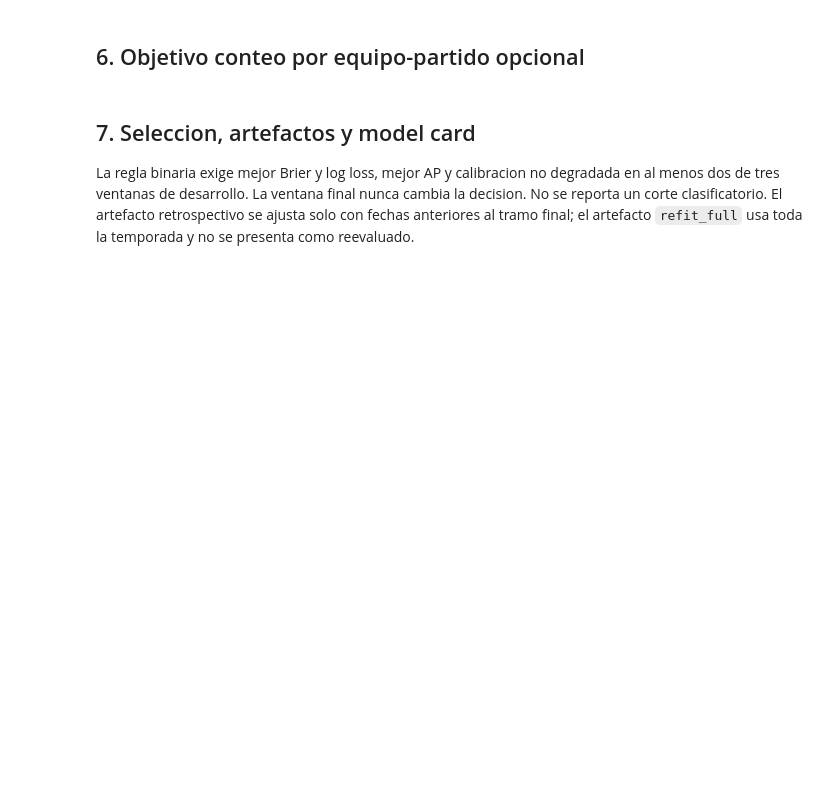
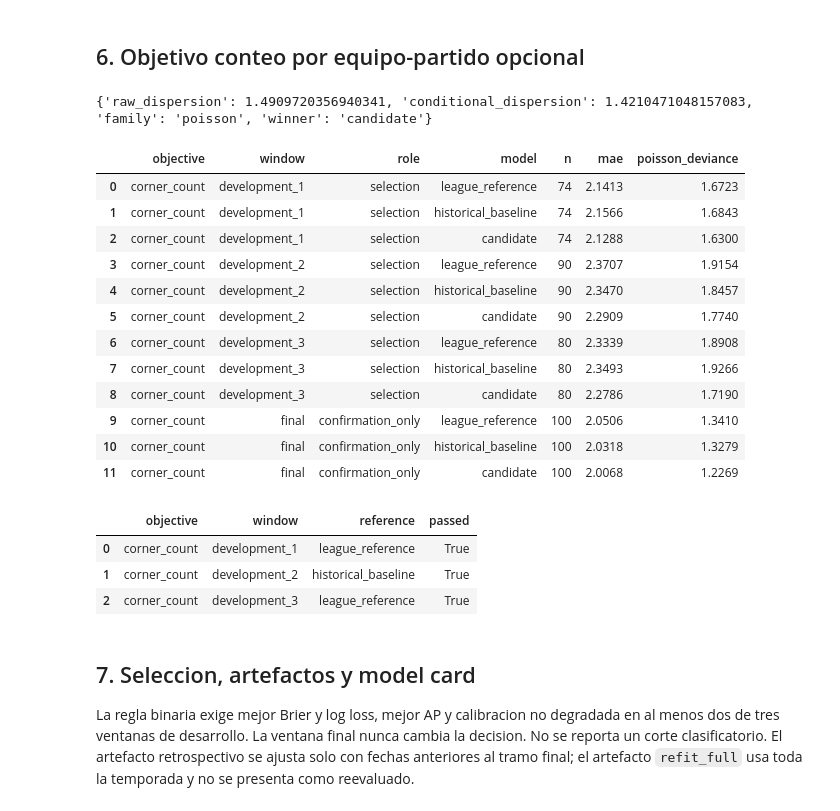
Before and after one commit to ElRubsSan/Corner_Scout, a Jupyter notebook: notebooks/05_modelos_evaluacion.ipynb, the cells around one changed output. Drawn from its saved outputs; the diff is of its cells as text; code cells hidden in the pictures; blank space fills up the shorter version.

Commit message:
feat: add end-to-end CornerScout analysis pipeline

```diff
--- a/notebooks/05_modelos_evaluacion.ipynb
+++ b/notebooks/05_modelos_evaluacion.ipynb
@@ -491,33 +590,57 @@ if count_gate:
             match_ids = pred.match_id.unique()
             for iteration in range(BOOTSTRAPS):
                 sampled = rng.choice(match_ids, len(match_ids), replace=True)
                 indices = np.concatenate([pred.index[pred.match_id.eq(match_id)].to_numpy() for match_id in sampled])
                 sample = pred.loc[indices]
                 bootstrap_rows.append({"objective": "corner_count", "window": window["name"],
                                        "iteration": iteration,
                                        "mae_delta": mean_absolute_error(sample.n_corners, sample.prediction_candidate) - mean_absolute_error(sample.n_corners, sample.prediction_historical_baseline),
                                        "deviance_delta": mean_poisson_deviance(sample.n_corners, sample.prediction_candidate) - mean_poisson_deviance(sample.n_corners, sample.prediction_historical_baseline)})
         count_predictions.append(pred)
         tuning_rows.extend(pd.DataFrame(poisson_grid).assign(objective="corner_count", window=window["name"], parameter="poisson_alpha").to_dict("records"))
     count_metrics = pd.DataFrame(count_metric_rows)
     count_predictions = pd.concat(count_predictions, ignore_index=True)
     count_checks = []
     for window in [item["name"] for item in WINDOWS]:
         block = count_metrics[count_metrics.window.eq(window)].set_index("model")
         reference_name = block.loc[["league_reference", "historical_baseline"], "poisson_deviance"].idxmin()
         passed = (block.loc["candidate", "poisson_deviance"] < block.loc[reference_name, "poisson_deviance"]
                   and block.loc["candidate", "mae"] < block.loc[reference_name, "mae"])
         count_checks.append({"objective": "corner_count", "window": window, "reference": reference_name, "passed": bool(passed)})
     count_checks = pd.DataFrame(count_checks)
     count_winner = "candidate" if count_checks.passed.sum() >= 2 else count_metrics[count_metrics.role.eq("selection") & count_metrics.model.ne("candidate")].groupby("model").poisson_deviance.mean().idxmin()
 else:
     count_metrics = pd.DataFrame()
     count_predictions = pd.DataFrame()
     count_checks = pd.DataFrame([{"objective": "corner_count", "passed": False,
                                   "reason": "dispersion requires a negative-binomial implementation"}])
     count_winner = "not_modeled"
 print({"raw_dispersion": raw_dispersion, "conditional_dispersion": conditional_dispersion,
        "family": count_family, "winner": count_winner})
+
+display(count_metrics.round(4))
+display(count_checks)
+if not count_gate:
+    print("corner_count no supera el gate:", count_checks.iloc[0]["reason"])
+# %% [output]
+{'raw_dispersion': 1.4909720356940341, 'conditional_dispersion': 1.4210471048157083, 'family': 'poisson', 'winner': 'candidate'}
+|  | objective | window | role | model | n | mae | poisson_deviance |
+| 0 | corner_count | development_1 | selection | league_reference | 74 | 2.1413 | 1.6723 |
+| 1 | corner_count | development_1 | selection | historical_baseline | 74 | 2.1566 | 1.6843 |
+| 2 | corner_count | development_1 | selection | candidate | 74 | 2.1288 | 1.6300 |
+| 3 | corner_count | development_2 | selection | league_reference | 90 | 2.3707 | 1.9154 |
+| 4 | corner_count | development_2 | selection | historical_baseline | 90 | 2.3470 | 1.8457 |
+| 5 | corner_count | development_2 | selection | candidate | 90 | 2.2909 | 1.7740 |
+| 6 | corner_count | development_3 | selection | league_reference | 80 | 2.3339 | 1.8908 |
+| 7 | corner_count | development_3 | selection | historical_baseline | 80 | 2.3493 | 1.9266 |
+| 8 | corner_count | development_3 | selection | candidate | 80 | 2.2786 | 1.7190 |
+| 9 | corner_count | final | confirmation_only | league_reference | 100 | 2.0506 | 1.3410 |
+| 10 | corner_count | final | confirmation_only | historical_baseline | 100 | 2.0318 | 1.3279 |
+| 11 | corner_count | final | confirmation_only | candidate | 100 | 2.0068 | 1.2269 |
+|  | objective | window | reference | passed |
+| 0 | corner_count | development_1 | league_reference | True |
+| 1 | corner_count | development_2 | historical_baseline | True |
+| 2 | corner_count | development_3 | league_reference | True |
 # %% [markdown]
 ## 7. Seleccion, artefactos y model card
 
```
Also changed, not shown: parts of 12 cells of this notebook, 6 other files.
